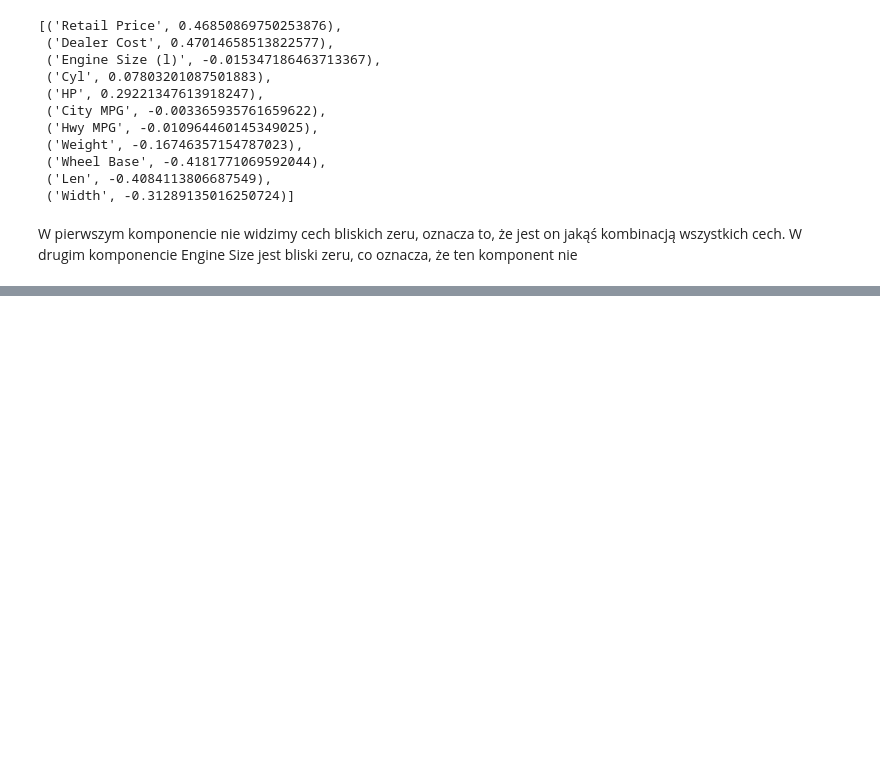
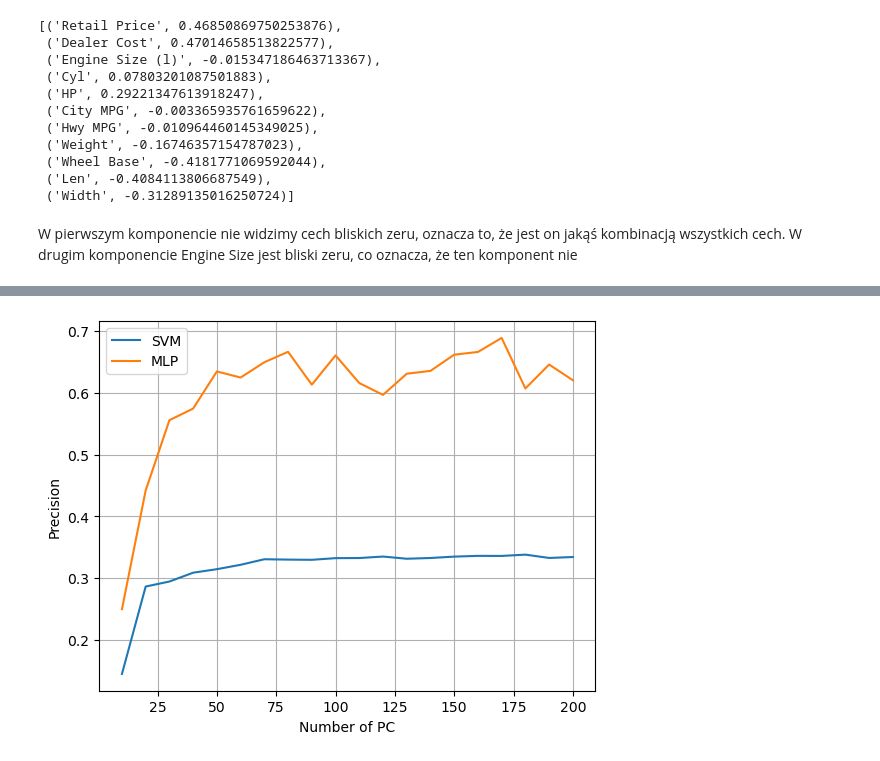
Before and after one commit to pweglik/data-exploration, a Jupyter notebook: lab1/lab1.ipynb, the cells around one changed output, grey strips where cells are left out. Saved outputs shown, nothing was run; the diff lists cells and outputs as text; code cells hidden in the pictures; blank space fills up the shorter version.

```diff
--- a/lab1/lab1.ipynb
+++ b/lab1/lab1.ipynb
@@ -240,0 +349,45 @@ W drugim komponencie Engine Size jest bliski zeru, co oznacza, że ten komponent
+# %%
+n_components = [10 * k for k in range(1, 21)]
+
+svm_results = []
+mlp_results = []
+
+for n in n_components:
+    pca = PCA(n_components=n)
+    X_train_PCA = pca.fit_transform(X_train)
+    X_test_pca = pca.transform(X_test)
+
+    #svm
+    clf_svm = svm.SVC(kernel='rbf')
+    clf_svm.fit(X_train_PCA, y_train)
+
+    precision = np.mean(cross_val_score(clf_svm, X_test_pca, y_test, cv=5, scoring='precision_macro'))
+    recall = np.mean(cross_val_score(clf_svm, X_test_pca, y_test, cv=5, scoring='recall_macro'))
+    f1_score = np.mean(cross_val_score(clf_svm, X_test_pca, y_test, cv=5, scoring='f1_macro'))
+
+    svm_results.append((precision, recall, f1_score))
+
+    #mlp
+    clf_mlp = MLPClassifier()
+    clf_mlp = clf_mlp.fit(X_train_PCA, y_train)
+
+    precision = np.mean(cross_val_score(clf_mlp, X_test_pca, y_test, cv=5, scoring='precision_macro'))
+    recall = np.mean(cross_val_score(clf_mlp, X_test_pca, y_test, cv=5, scoring='recall_macro'))
+    f1_score = np.mean(cross_val_score(clf_mlp, X_test_pca, y_test, cv=5, scoring='f1_macro'))
+
+    mlp_results.append((precision, recall, f1_score))
+# %%
+svm_results = np.array(svm_results)
+mlp_results = np.array(mlp_results)
+# %%
+plt.plot(n_components, svm_results[:, 0], label='SVM')
+plt.plot(n_components, mlp_results[:, 0], label='MLP')
+
+plt.xlabel('Number of PC')
+plt.ylabel('Precision')
+
+plt.grid(True)
+plt.legend()
+plt.show()
+# %% [output]
+[figure, added]
```
Also changed, not shown: parts of 36 cells of this notebook.
